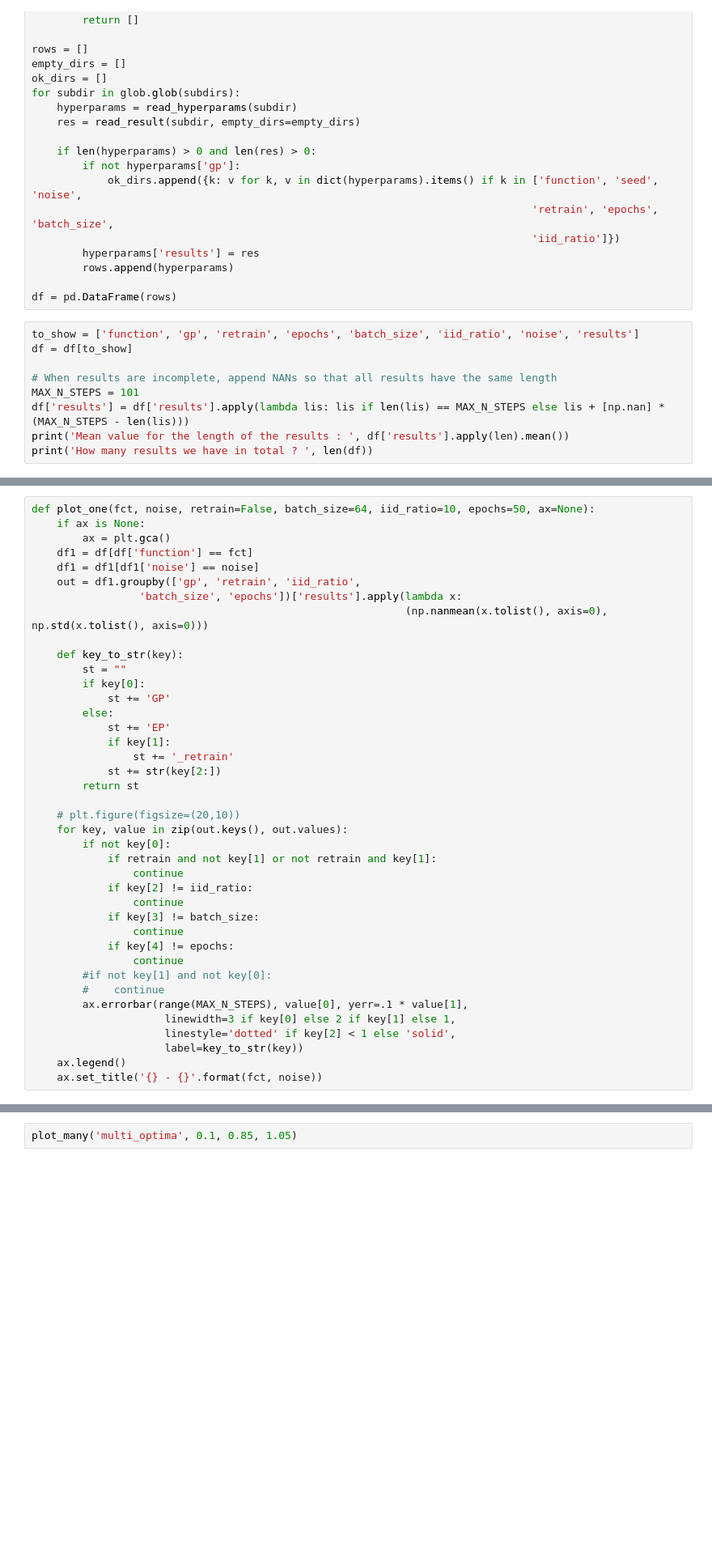
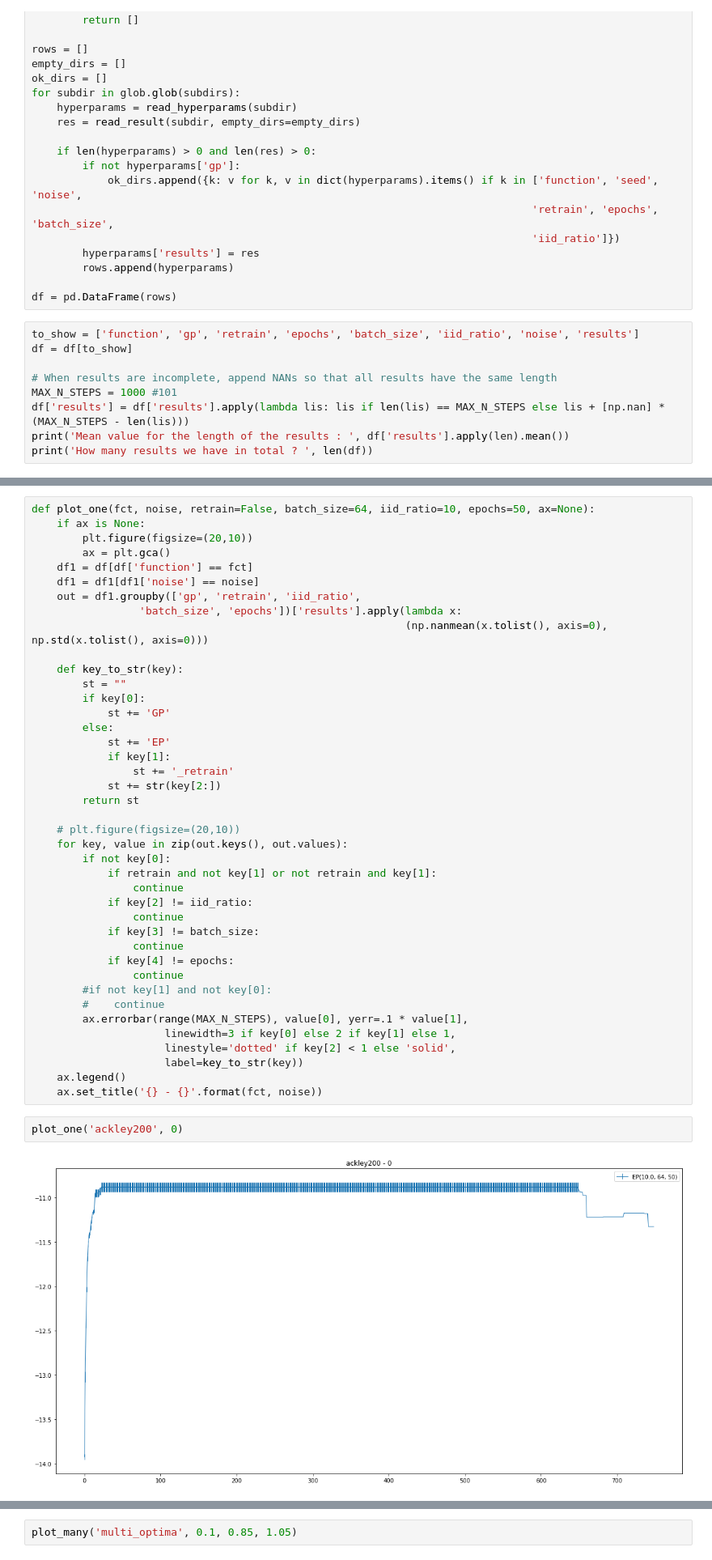
Before and after one commit to MJ10/DEUP, a Jupyter notebook: notebooks/analyzeresults.ipynb, the cells around one changed output, grey strips where cells are left out. Shown at 81% size. Saved outputs shown, nothing was run; the diff lists cells and outputs as text; blank space fills up the shorter version.

```diff
--- a/notebooks/analyzeresults.ipynb
+++ b/notebooks/analyzeresults.ipynb
@@ -50,7 +50,7 @@ to_show = ['function', 'gp', 'retrain', 'epochs', 'batch_size', 'iid_ratio', 'no
 df = df[to_show]
 
 # When results are incomplete, append NANs so that all results have the same length
-MAX_N_STEPS = 101
+MAX_N_STEPS = 1000 #101
 df['results'] = df['results'].apply(lambda lis: lis if len(lis) == MAX_N_STEPS else lis + [np.nan] * (MAX_N_STEPS - len(lis)))
 print('Mean value for the length of the results : ', df['results'].apply(len).mean())
 print('How many results we have in total ? ', len(df))
@@ -57,6 +60,7 @@ print('How many results we have in total ? ', len(df))
 # %%
 def plot_one(fct, noise, retrain=False, batch_size=64, iid_ratio=10, epochs=50, ax=None):
     if ax is None:
+        plt.figure(figsize=(20,10))
         ax = plt.gca()
     df1 = df[df['function'] == fct]
     df1 = df1[df1['noise'] == noise]
@@ -94,6 +98,10 @@ def plot_one(fct, noise, retrain=False, batch_size=64, iid_ratio=10, epochs=50,
                      label=key_to_str(key))
     ax.legend()
     ax.set_title('{} - {}'.format(fct, noise))
+# %%
+plot_one('ackley200', 0)
+# %% [output]
+[figure, added]
 # %%
 f, axes = plt.subplots(4, 2, figsize=(20, 14))
 plot_one('sinusoid', 0.0, ax=axes[0][0])
```
Also changed, not shown: parts of 2 cells of this notebook, 1 other file.
